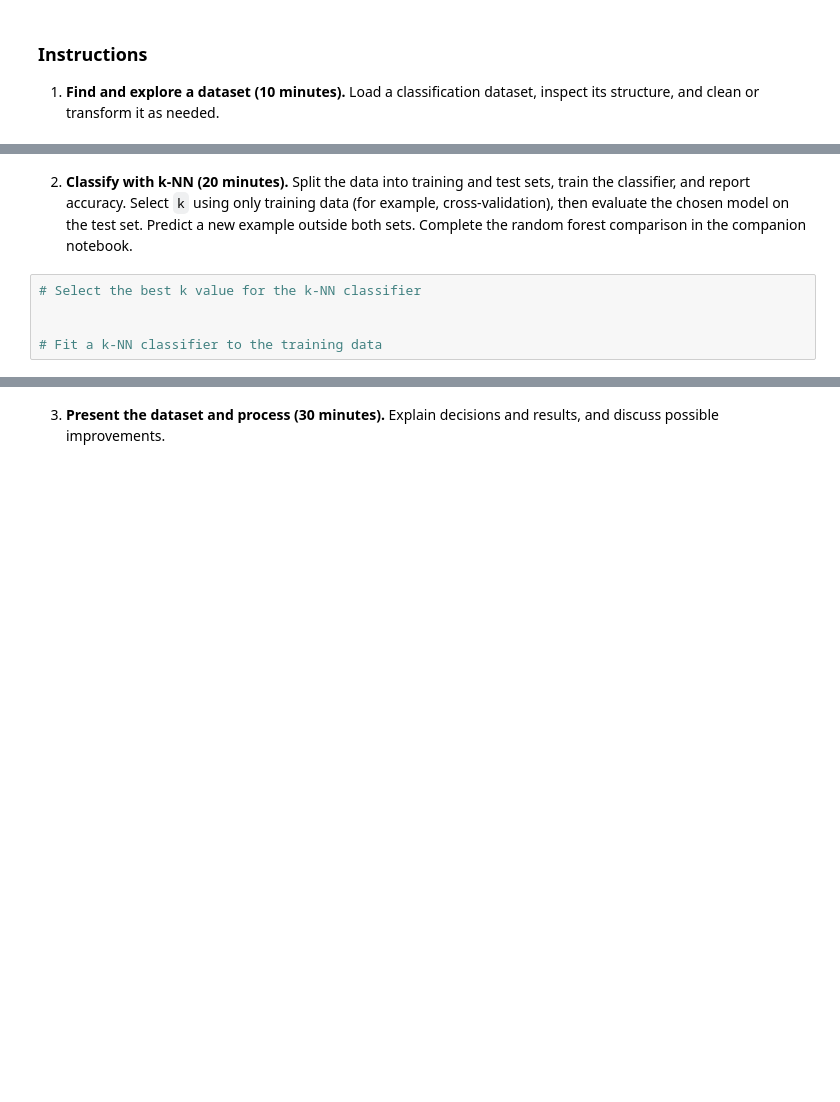
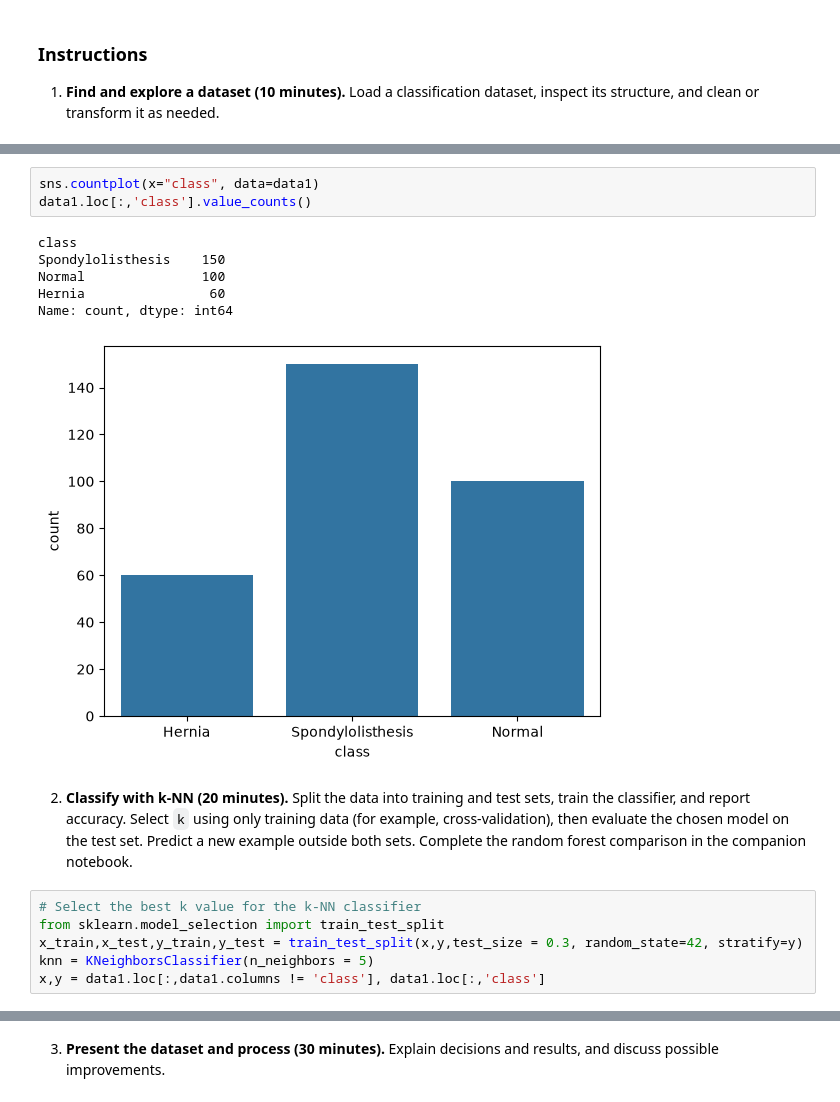
Before and after one commit to dfreyes/M3V2, a Jupyter notebook: 1ACT/M3ACT5/Iris Classification with k-Nearest Neighbors.ipynb, the cells around one changed output, grey strips where cells are left out. Saved outputs shown, nothing was run; the diff lists cells and outputs as text; blank space fills up the shorter version.

```diff
--- a/1ACT/M3ACT5/Iris Classification with k-Nearest Neighbors.ipynb
+++ b/1ACT/M3ACT5/Iris Classification with k-Nearest Neighbors.ipynb
@@ -154,7 +271,18 @@ Government portals are useful for local or applied topics, but their tables may
+# %%
+sns.countplot(x="class", data=data1)
+data1.loc[:,'class'].value_counts()
+# %% [output]
+class
+Spondylolisthesis    150
+Normal               100
+Hernia                60
+Name: count, dtype: int64
+[figure, added]
 # %% [markdown]
 2. **Classify with k-NN (20 minutes).** Split the data into training and test sets, train the classifier, and report accuracy. Select `k` using only training data (for example, cross-validation), then evaluate the chosen model on the test set. Predict a new example outside both sets. Complete the random forest comparison in the companion notebook.
 # %%
 # Select the best k value for the k-NN classifier
-
-
-# Fit a k-NN classifier to the training data
+from sklearn.model_selection import train_test_split
+x_train,x_test,y_train,y_test = train_test_split(x,y,test_size = 0.3, random_state=42, stratify=y)
+knn = KNeighborsClassifier(n_neighbors = 5)
+x,y = data1.loc[:,data1.columns != 'class'], data1.loc[:,'class']
```
Also changed, not shown: parts of 24 cells of this notebook.
